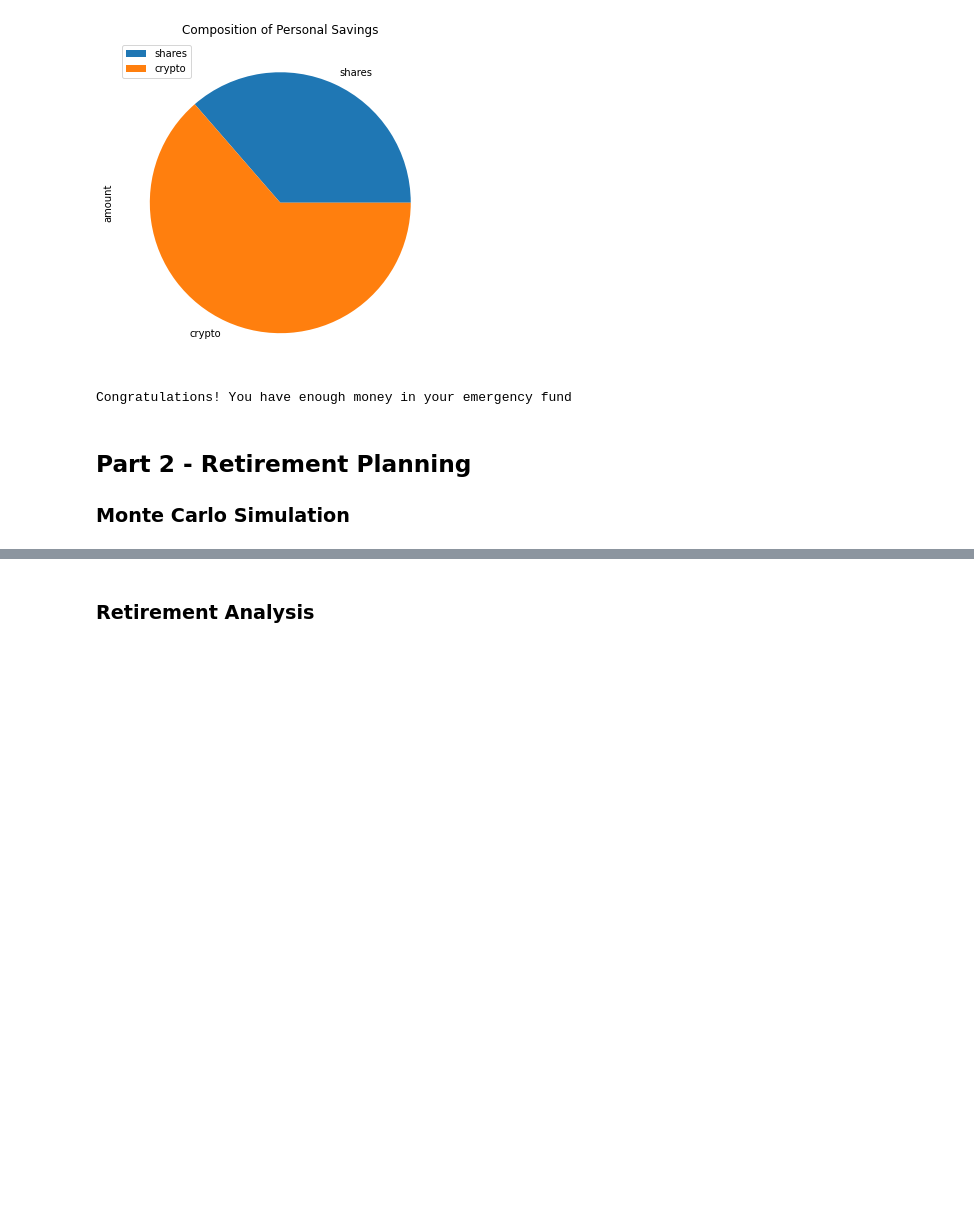
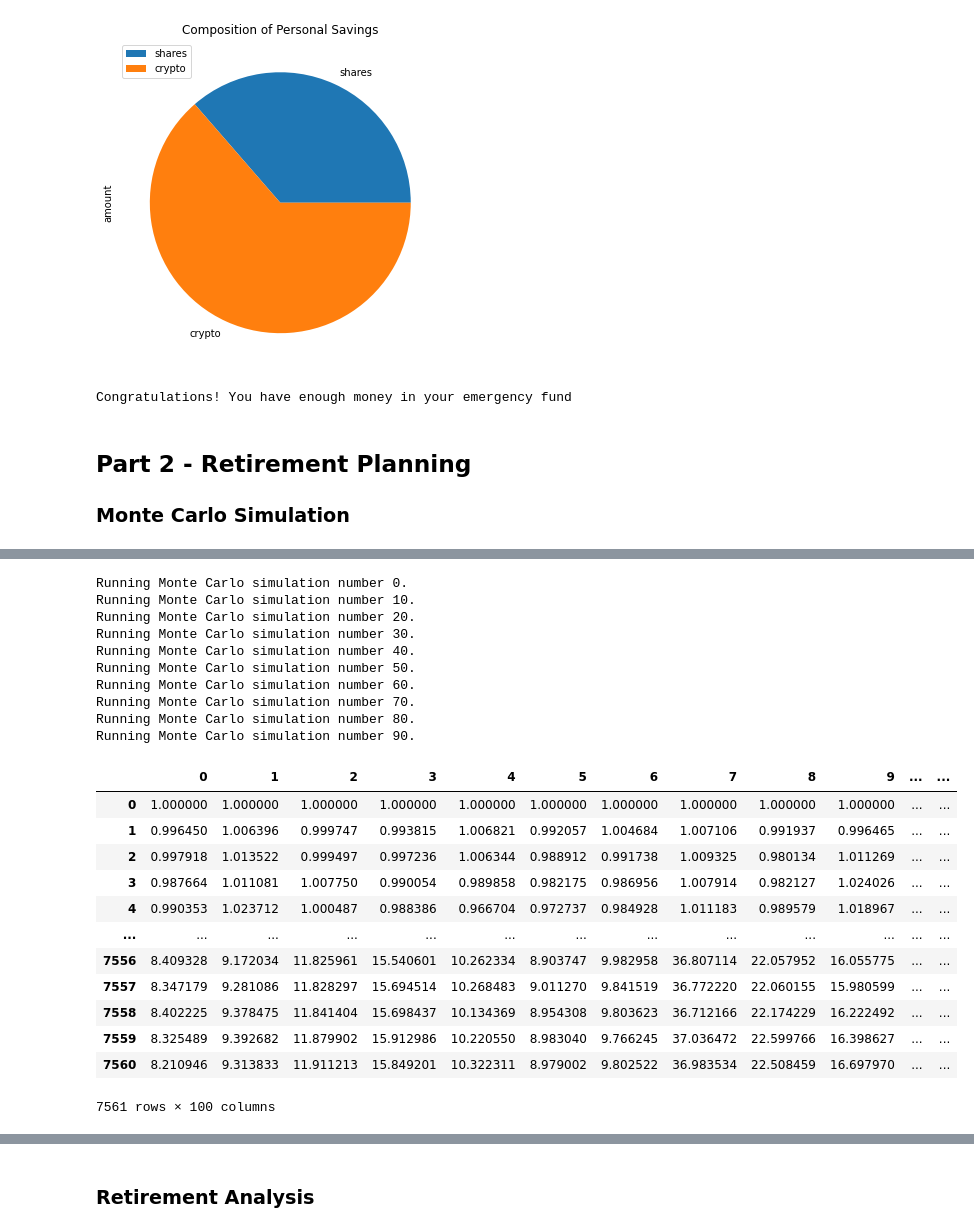
Before and after one commit to JacobJ215/Financial-Planner, a Jupyter notebook: financial-planner.ipynb, the cells around one changed output, grey strips where cells are left out. Drawn from its saved outputs; the diff is of its cells as text; code cells hidden in the pictures; blank space fills up the shorter version.

```diff
--- a/financial-planner.ipynb
+++ b/financial-planner.ipynb
@@ -209,4 +241,29 @@ df_stock_data.head()
 # %%
-# Configuring a Monte Carlo simulation to forecast 30 years cumulative returns
+# Running a Monte Carlo simulation to forecast 30 years cumulative returns
 # YOUR CODE HERE!
+MC_Returns.calc_cumulative_return()
+# %% [output]
+Running Monte Carlo simulation number 0.
+Running Monte Carlo simulation number 10.
+Running Monte Carlo simulation number 20.
+Running Monte Carlo simulation number 30.
+Running Monte Carlo simulation number 40.
+Running Monte Carlo simulation number 50.
+Running Monte Carlo simulation number 60.
+Running Monte Carlo simulation number 70.
+Running Monte Carlo simulation number 80.
+Running Monte Carlo simulation number 90.
+|  | 0 | 1 | 2 | 3 | 4 | 5 | 6 | 7 | 8 | 9 | ... | ... |
+| 0 | 1.000000 | 1.000000 | 1.000000 | 1.000000 | 1.000000 | 1.000000 | 1.000000 | 1.000000 | 1.000000 | 1.000000 | ... | ... |
+| 1 | 0.996450 | 1.006396 | 0.999747 | 0.993815 | 1.006821 | 0.992057 | 1.004684 | 1.007106 | 0.991937 | 0.996465 | ... | ... |
+| 2 | 0.997918 | 1.013522 | 0.999497 | 0.997236 | 1.006344 | 0.988912 | 0.991738 | 1.009325 | 0.980134 | 1.011269 | ... | ... |
+| 3 | 0.987664 | 1.011081 | 1.007750 | 0.990054 | 0.989858 | 0.982175 | 0.986956 | 1.007914 | 0.982127 | 1.024026 | ... | ... |
+| 4 | 0.990353 | 1.023712 | 1.000487 | 0.988386 | 0.966704 | 0.972737 | 0.984928 | 1.011183 | 0.989579 | 1.018967 | ... | ... |
+| ... | ... | ... | ... | ... | ... | ... | ... | ... | ... | ... | ... | ... |
+| 7556 | 8.409328 | 9.172034 | 11.825961 | 15.540601 | 10.262334 | 8.903747 | 9.982958 | 36.807114 | 22.057952 | 16.055775 | ... | ... |
+| 7557 | 8.347179 | 9.281086 | 11.828297 | 15.694514 | 10.268483 | 9.011270 | 9.841519 | 36.772220 | 22.060155 | 15.980599 | ... | ... |
+| 7558 | 8.402225 | 9.378475 | 11.841404 | 15.698437 | 10.134369 | 8.954308 | 9.803623 | 36.712166 | 22.174229 | 16.222492 | ... | ... |
+| 7559 | 8.325489 | 9.392682 | 11.879902 | 15.912986 | 10.220550 | 8.983040 | 9.766245 | 37.036472 | 22.599766 | 16.398627 | ... | ... |
+| 7560 | 8.210946 | 9.313833 | 11.911213 | 15.849201 | 10.322311 | 8.979002 | 9.802522 | 36.983534 | 22.508459 | 16.697970 | ... | ... |
+7561 rows × 100 columns
 # %%
```
Also changed, not shown: parts of 12 cells of this notebook.
